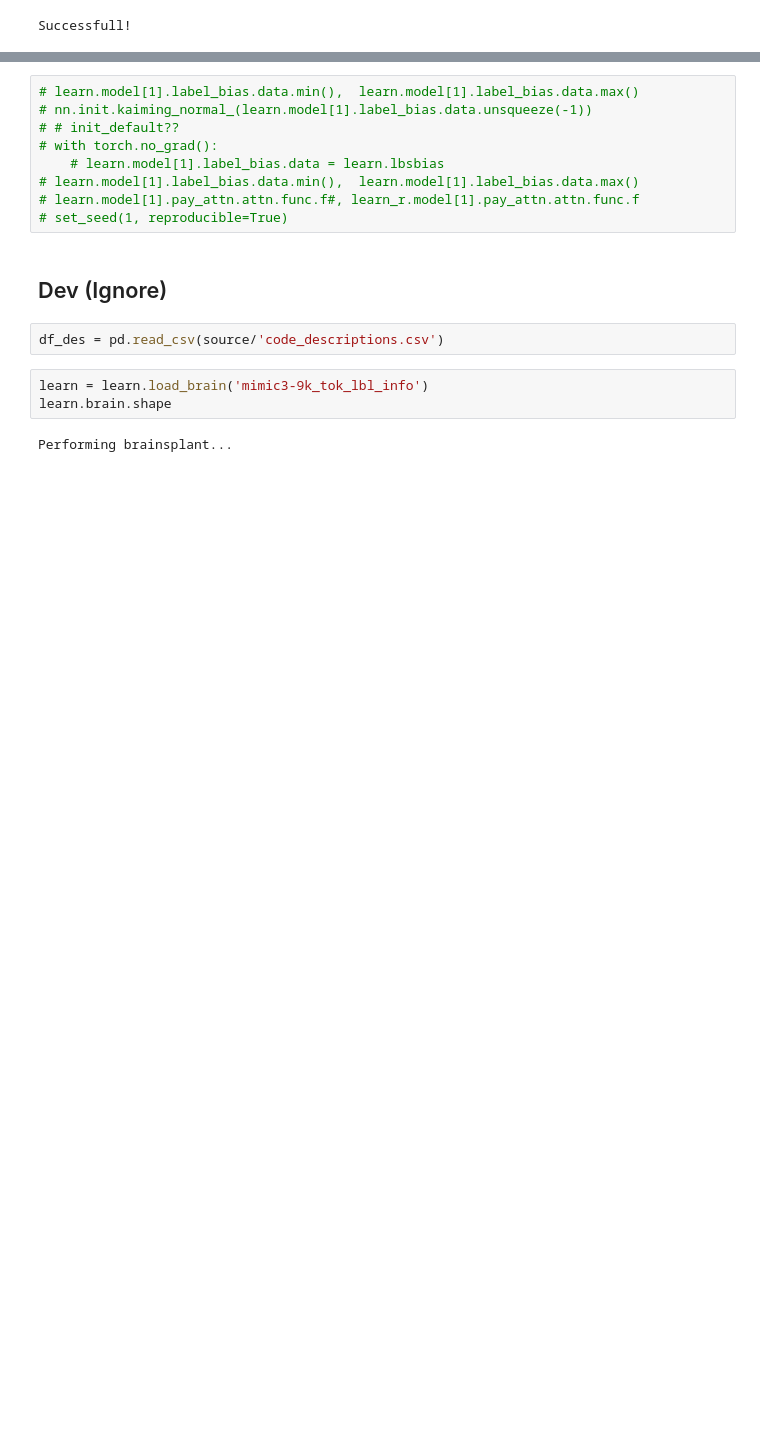
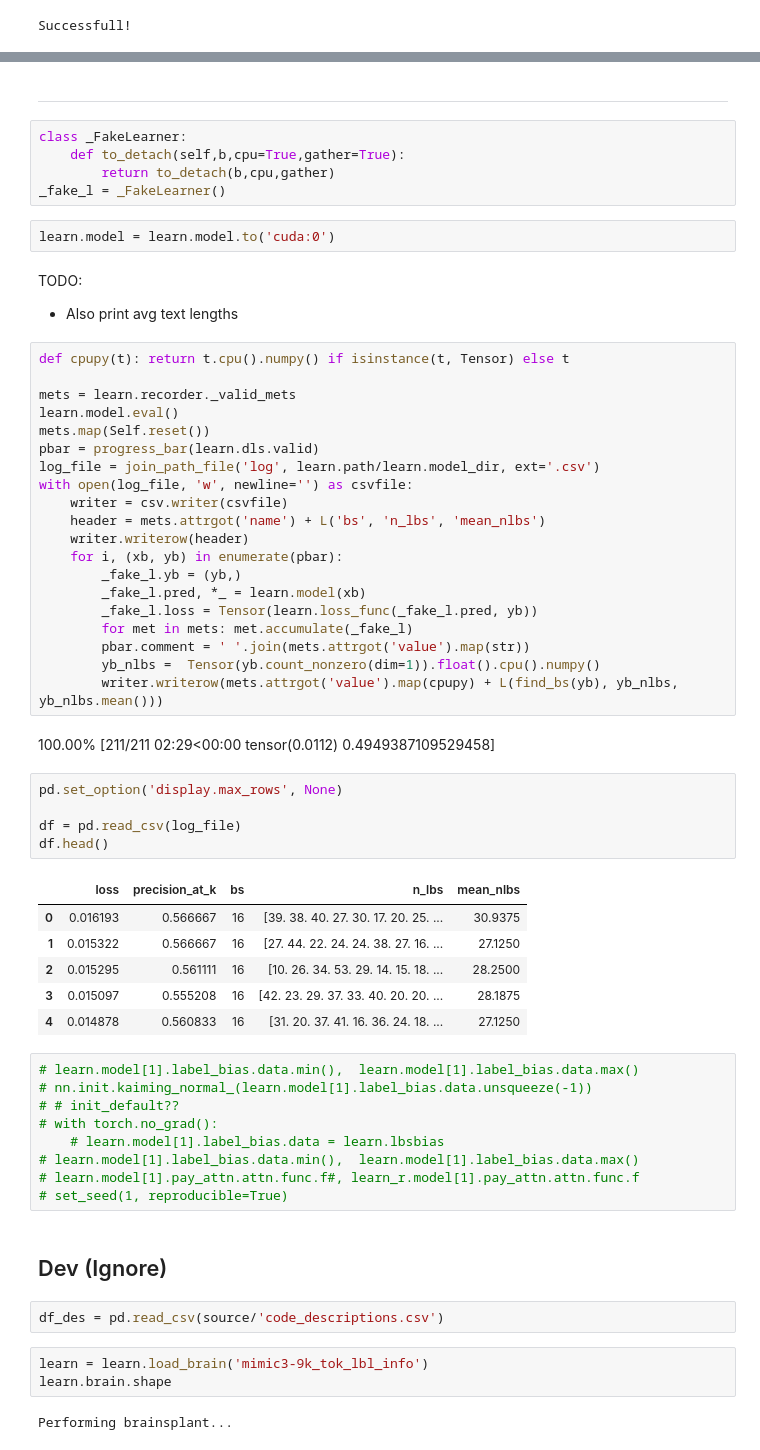
Before and after one commit to debjyotiSRoy/xcube, a Jupyter notebook: nbs/18_tutorial.train_mimic3.ipynb, the cells around one changed output, grey strips where cells are left out. Saved outputs shown, nothing was run; the diff lists cells and outputs as text; blank space fills up the shorter version.

```diff
--- a/nbs/18_tutorial.train_mimic3.ipynb
+++ b/nbs/18_tutorial.train_mimic3.ipynb
@@ -744,3 +854,49 @@ Successfull!
+# %% [markdown]
+---
+# %%
+class _FakeLearner:
+    def to_detach(self,b,cpu=True,gather=True):
+        return to_detach(b,cpu,gather)
+_fake_l = _FakeLearner()
+# %%
+learn.model = learn.model.to('cuda:0')
+# %% [markdown]
+TODO:
+- Also print avg text lengths
+# %%
+def cpupy(t): return t.cpu().numpy() if isinstance(t, Tensor) else t
+
+mets = learn.recorder._valid_mets
+learn.model.eval()
+mets.map(Self.reset())
+pbar = progress_bar(learn.dls.valid)
+log_file = join_path_file('log', learn.path/learn.model_dir, ext='.csv')
+with open(log_file, 'w', newline='') as csvfile:
+    writer = csv.writer(csvfile)
+    header = mets.attrgot('name') + L('bs', 'n_lbs', 'mean_nlbs')
+    writer.writerow(header)
+    for i, (xb, yb) in enumerate(pbar):
+        _fake_l.yb = (yb,)
+        _fake_l.pred, *_ = learn.model(xb)
+        _fake_l.loss = Tensor(learn.loss_func(_fake_l.pred, yb))
+        for met in mets: met.accumulate(_fake_l)
+        pbar.comment = ' '.join(mets.attrgot('value').map(str))
+        yb_nlbs =  Tensor(yb.count_nonzero(dim=1)).float().cpu().numpy()
+        writer.writerow(mets.attrgot('value').map(cpupy) + L(find_bs(yb), yb_nlbs, yb_nlbs.mean()))
+# %% [output]
+100.00% [211/211 02:29<00:00 tensor(0.0112) 0.4949387109529458]
+# %%
+pd.set_option('display.max_rows', None)
+
+df = pd.read_csv(log_file)
+df.head()
+# %% [output]
+|  | loss | precision_at_k | bs | n_lbs | mean_nlbs |
+| 0 | 0.016193 | 0.566667 | 16 | [39. 38. 40. 27. 30. 17. 20. 25. ... | 30.9375 |
+| 1 | 0.015322 | 0.566667 | 16 | [27. 44. 22. 24. 24. 38. 27. 16. ... | 27.1250 |
+| 2 | 0.015295 | 0.561111 | 16 | [10. 26. 34. 53. 29. 14. 15. 18. ... | 28.2500 |
+| 3 | 0.015097 | 0.555208 | 16 | [42. 23. 29. 37. 33. 40. 20. 20. ... | 28.1875 |
+| 4 | 0.014878 | 0.560833 | 16 | [31. 20. 37. 41. 16. 36. 24. 18. ... | 27.1250 |
 # %%
 # learn.model[1].label_bias.data.min(),  learn.model[1].label_bias.data.max()
 # nn.init.kaiming_normal_(learn.model[1].label_bias.data.unsqueeze(-1))
```
Also changed, not shown: parts of 52 cells of this notebook, 7 other files.
